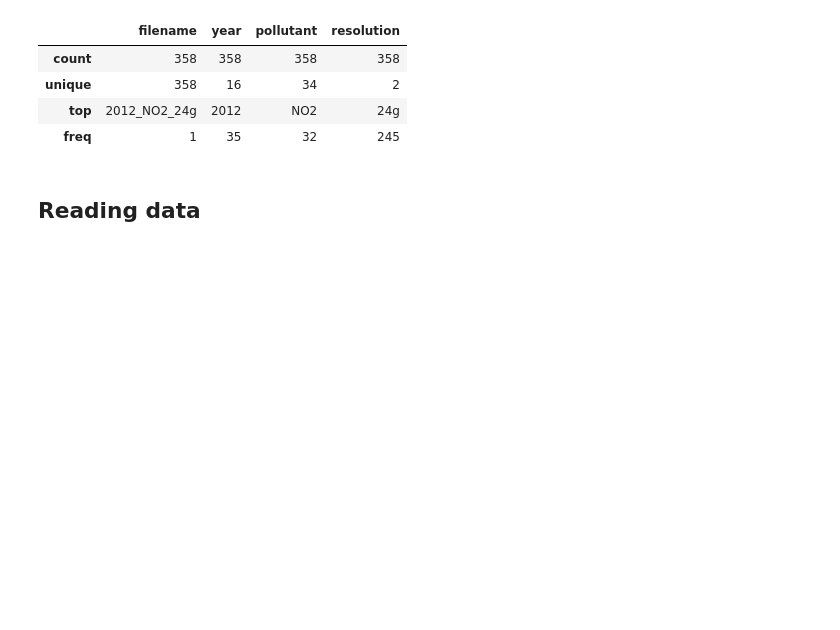
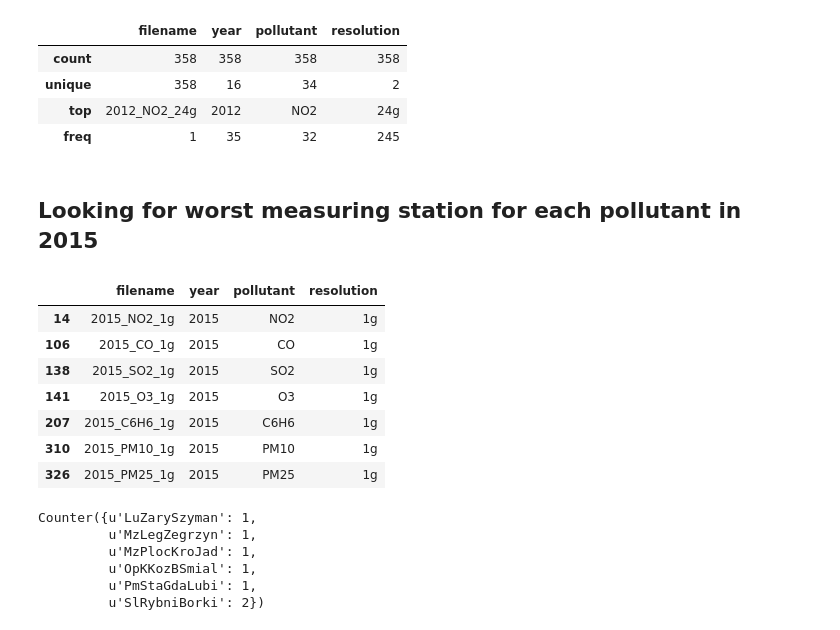
Before and after one commit to QuantumDamage/AQIP, a Jupyter notebook: workspace/EDA.ipynb, the cells around one changed output. Saved outputs shown, nothing was run; the diff lists cells and outputs as text; code cells hidden in the pictures; blank space fills up the shorter version.

Commit message:
Finding record for each pollutant in 2015

```diff
--- a/workspace/EDA.ipynb
+++ b/workspace/EDA.ipynb
@@ -166,5 +166,21 @@ dataFiles.describe()
 | unique | 358 | 16 | 34 | 2 |
 | top | 2012_NO2_24g | 2012 | NO2 | 24g |
 | freq | 1 | 35 | 32 | 245 |
-# %% [markdown]
-## Reading data
+# %% [markdown]
+## Looking for worst measuring station for each pollutant in 2015
+# %%
+importantPollutants = ["PM10", "PM25", "O3", "NO2", "SO2", "C6H6", "CO"]
+# %%
+pollutants2015 = dataFiles[(dataFiles["year"] == "2015") & (dataFiles["resolution"] == "1g") &
+                           (dataFiles["pollutant"].isin(importantPollutants))]
+# %%
+pollutants2015
+# %% [output]
+|  | filename | year | pollutant | resolution |
+| 14 | 2015_NO2_1g | 2015 | NO2 | 1g |
+| 106 | 2015_CO_1g | 2015 | CO | 1g |
+| 138 | 2015_SO2_1g | 2015 | SO2 | 1g |
+| 141 | 2015_O3_1g | 2015 | O3 | 1g |
+| 207 | 2015_C6H6_1g | 2015 | C6H6 | 1g |
+| 310 | 2015_PM10_1g | 2015 | PM10 | 1g |
+| 326 | 2015_PM25_1g | 2015 | PM25 | 1g |
@@ -171,3 +200,12 @@ dataFiles.describe()
+# %%
+Counter(worstStation.values())
+# %% [output]
+Counter({u'LuZarySzyman': 1,
+         u'MzLegZegrzyn': 1,
+         u'MzPlocKroJad': 1,
+         u'OpKKozBSmial': 1,
+         u'PmStaGdaLubi': 1,
+         u'SlRybniBorki': 2})
 # %%
 dane = pd.read_excel("../input/2000_O3_1g.xlsx", skiprows=[1,2])
 # %%
```
Also changed, not shown: parts of 3 cells of this notebook.
